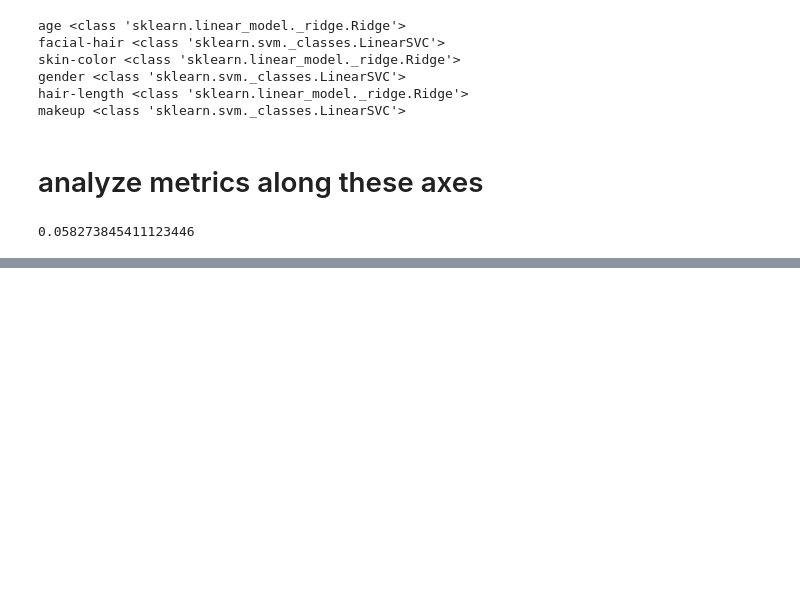
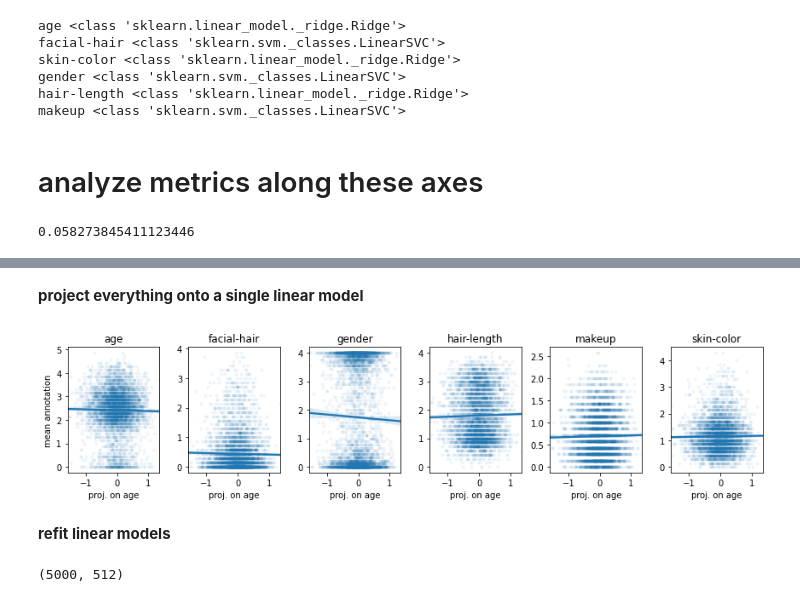
Before and after one commit to csinva/matching-with-gans, a Jupyter notebook: src/02_analyze_linear_vectors.ipynb, the cells around one changed output, grey strips where cells are left out. Cells and saved outputs as stored; diff of their text form; code cells hidden in the pictures; blank space fills up the shorter version.

```diff
--- a/src/02_analyze_linear_vectors.ipynb
+++ b/src/02_analyze_linear_vectors.ipynb
@@ -60,0 +93,26 @@ np.dot(directions['age'], directions['skin-color'])
+# %% [markdown]
+**project everything onto a single linear model**
+# %%
+attrs = list(sorted(renaming.keys()))
+attr_to_proj = 'age'
+R = 1
+C = len(attrs)
+plt.figure(figsize=(C * 2, 3))
+for i, attr in enumerate(attrs):
+    projections = latents @ directions[attr_to_proj]
+    mean_attr = annotations_dict[attr].mean(axis=1)
+
+    plt.subplot(R, C, i + 1)
+    plt.title(attr)
+    sns.regplot(projections, mean_attr, marker='.', scatter_kws={'alpha': 0.05})
+
+    if i == 0:
+        plt.ylabel('mean annotation')
+    plt.xlabel(f'proj. on {attr_to_proj}')
+#     plt.xlabel('projection onto linear direction')
+#     plt.plot(projections, mean_attr, '.')
+plt.tight_layout()
+# %% [output]
+[figure, added]
+# %% [markdown]
+**refit linear models**
@@ -60,0 +121,4 @@ np.dot(directions['age'], directions['skin-color'])
+# %%
+X.shape
+# %% [output]
+(5000, 512)
```
Also changed, not shown: parts of 11 cells of this notebook, 3 other files.
